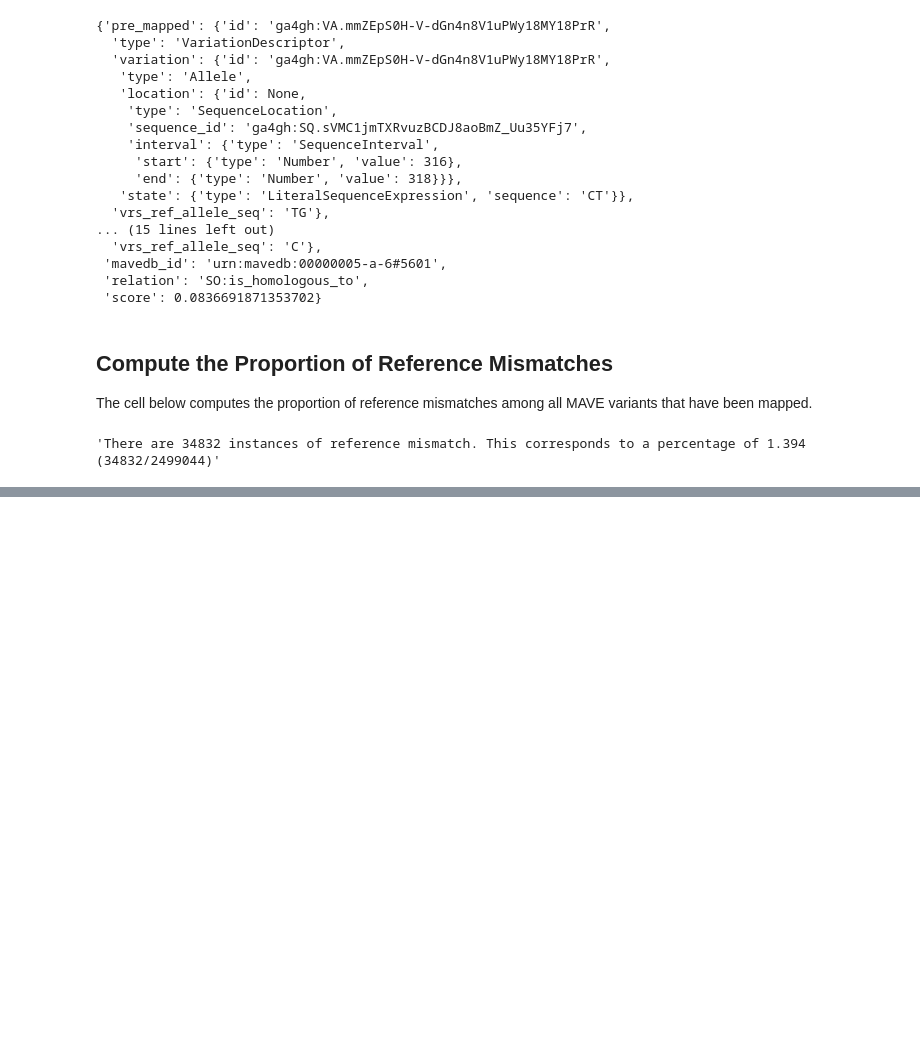
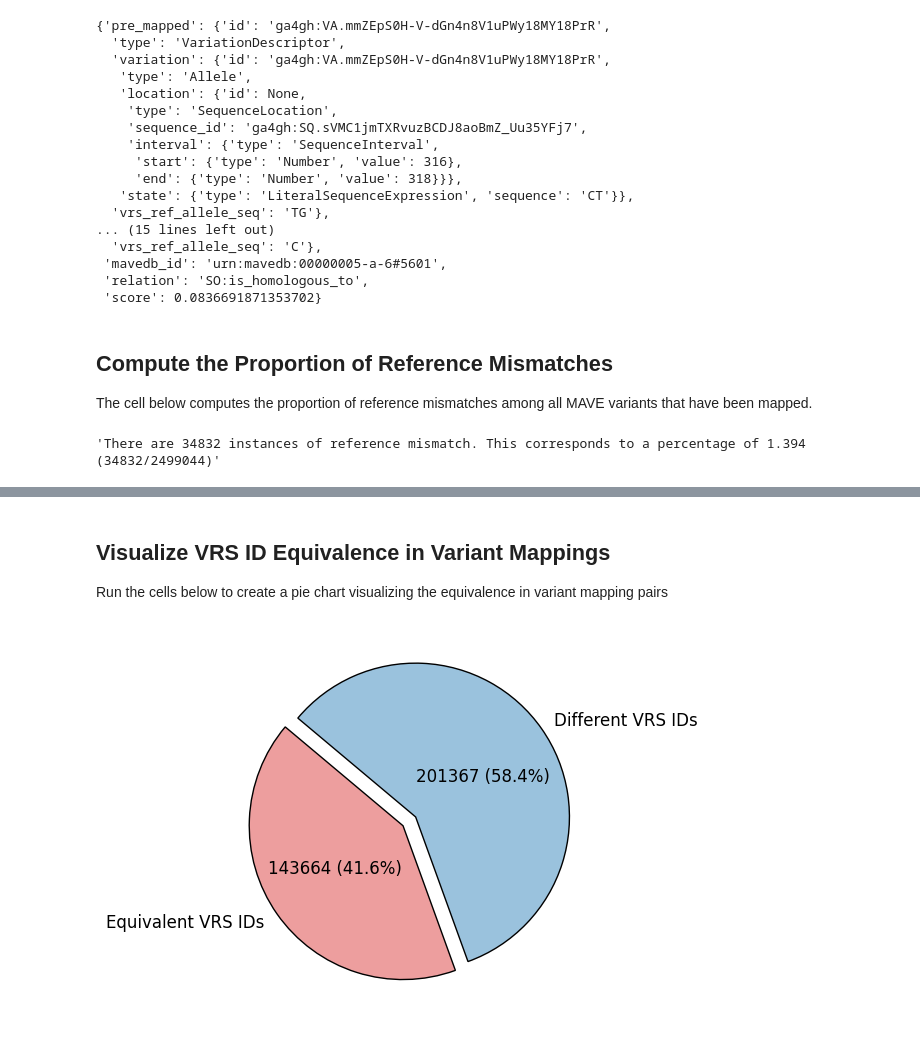
Before and after one commit to ave-dcd/dcd_mapping, a Jupyter notebook: notebooks/analysis/mapping_analysis.ipynb, the cells around one changed output, grey strips where cells are left out. Cells and saved outputs as stored; diff of their text form; code cells hidden in the pictures; blank space fills up the shorter version.

```diff
--- a/notebooks/analysis/mapping_analysis.ipynb
+++ b/notebooks/analysis/mapping_analysis.ipynb
@@ -205,0 +306,54 @@ f"There are {len(allele_list_dict)} pre-mapped MAVE variants in the dictionary.
+# %% [markdown]
+## Visualize VRS ID Equivalence in Variant Mappings
+Run the cells below to create a pie chart visualizing the equivalence in variant mapping pairs
+# %%
+def compare_alleles(key: str, allele_list: list[str]) -> bool:
+    """Iterate through a list of pre-mapped variants, and determine if it matches the post-mapped variant
+
+    :param key: The post-mapped variant VRS ID
+    :param allele_list: The list of pre-mapped variant VRS IDs
+    :return ``True`` if one pre-mapped VRS ID is equivalent to the key, ``False`` if not
+    """
+    return any(vrs_id == key for vrs_id in allele_list)
+# %%
+# Create pie chart showing how often the components in a mapping pair have different VRS IDs, highlighting need for mapping procedure
+same_ids = 0
+for key in allele_list_dict:
+    if compare_alleles(key, allele_list_dict[key]):
+        same_ids += 1
+diff_ids = len(allele_list_dict) - same_ids
+params = {"Same VRS IDs": [True, False],
+          "Value": [same_ids, diff_ids]}
+compare_alleles_df = pd.DataFrame(params)
+
+labels = "Equivalent VRS IDs", "Different VRS IDs"
+colors = ["#ED9E9E", "#9AC2DD"]
+
+fig, ax = plt.subplots(figsize=(6, 6))
+sizes = compare_alleles_df["Value"].to_list()
+
+wedges, texts, autotexts = ax.pie(
+    sizes,
+    labels=labels,
+    autopct=lambda pct: f"{round(pct/100.*sum(sizes))} ({pct:.1f}%)",
+    colors=colors,
+    startangle=140,
+    explode=(0, 0.1),
+    shadow=False,
+    wedgeprops={"edgecolor": "black"}
+)
+
+for text in texts + autotexts:
+    text.set_fontsize(12)
+
+for i, autotext in enumerate(autotexts):
+    autotext.set_fontsize(12)
+    autotext.set_position((0.9 * autotext.get_position()[0], 0.8 * autotext.get_position()[1]))
+
+plt.tight_layout()
+
+# Save plot
+plt.savefig("mapped_variants_count.png", dpi=300)
+plt.show()
+# %% [output]
+[figure, added]
```
Also changed, not shown: parts of 21 cells of this notebook, 3 other files.
